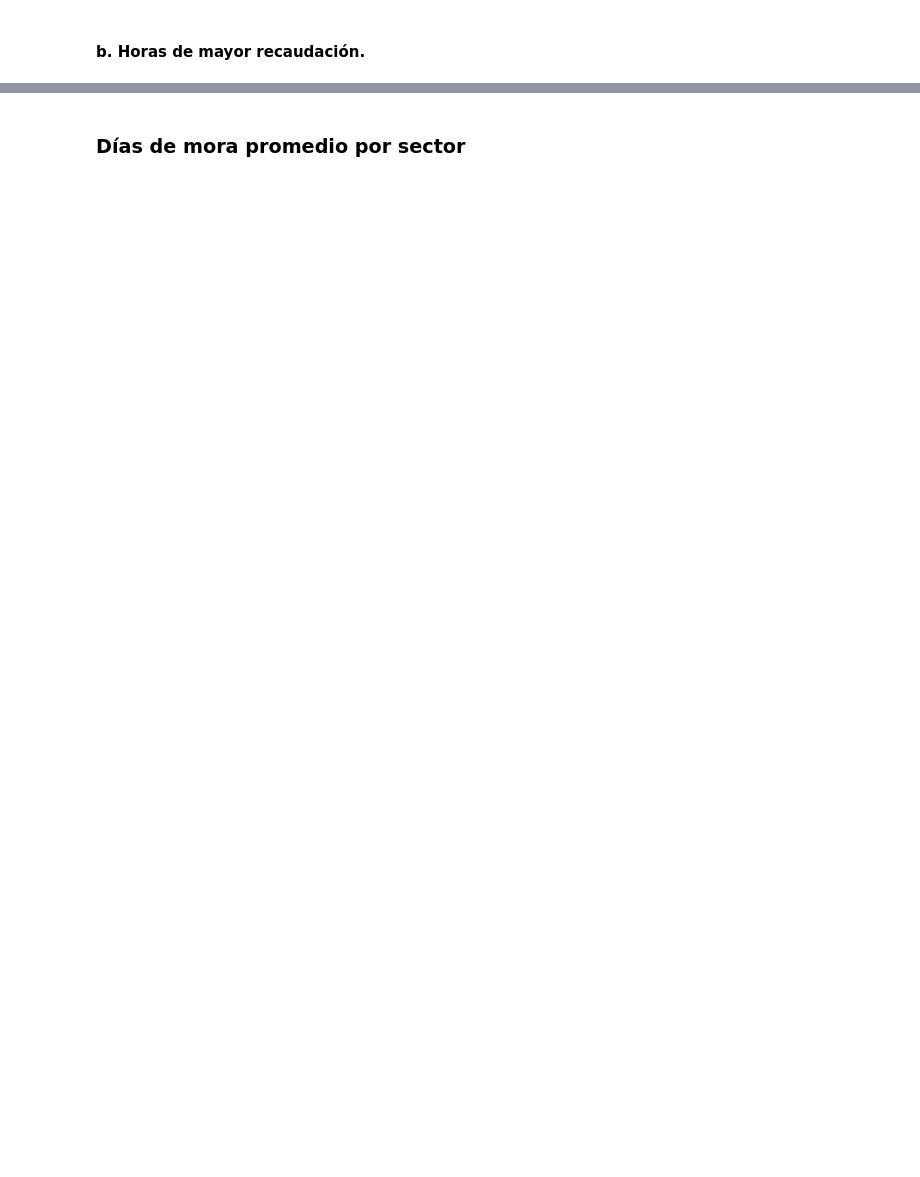
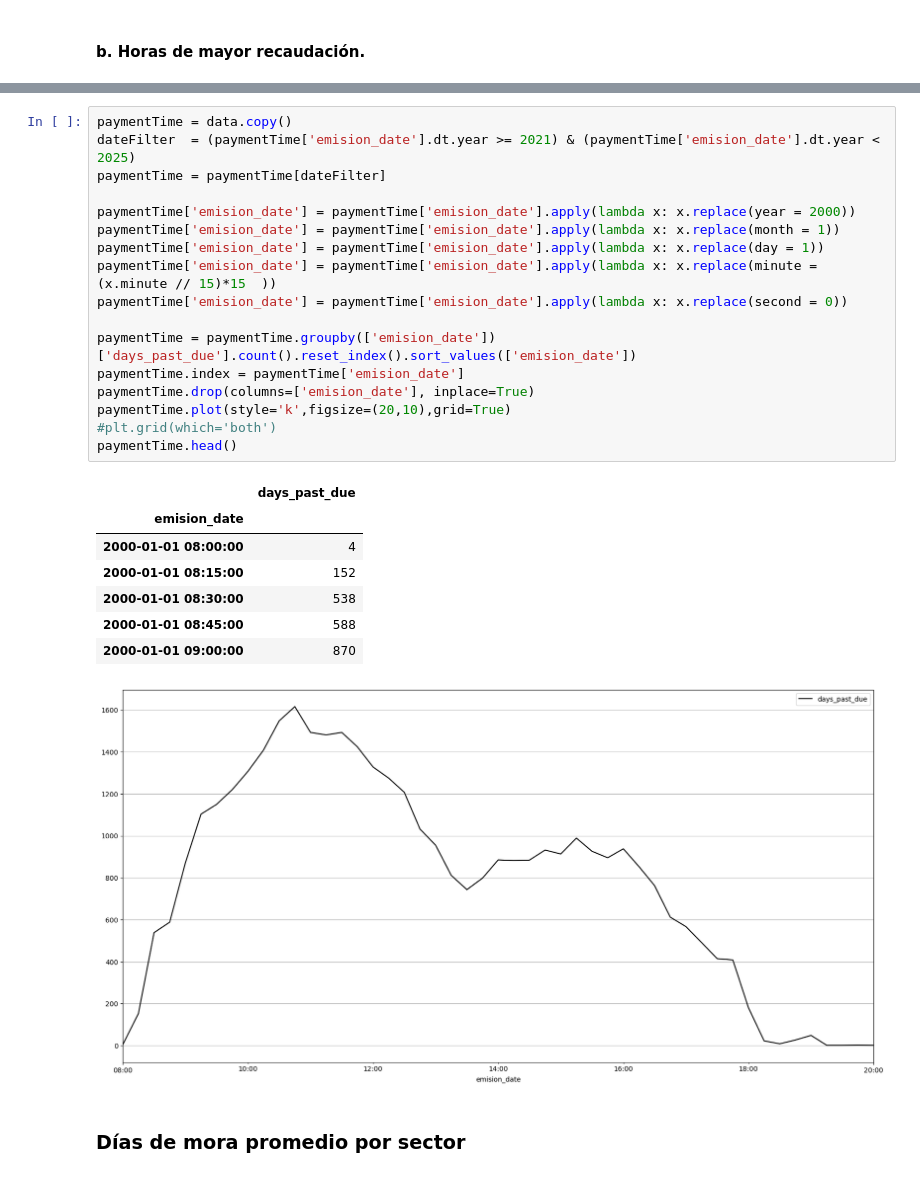
Before and after one commit to orlandoch/mora_ml, a Jupyter notebook: main.ipynb, the cells around one changed output, grey strips where cells are left out. Saved outputs shown, nothing was run; the diff lists cells and outputs as text; blank space fills up the shorter version.

```diff
--- a/main.ipynb
+++ b/main.ipynb
@@ -323,3 +326,29 @@ ax.grid();
+# %%
+paymentTime = data.copy()
+dateFilter  = (paymentTime['emision_date'].dt.year >= 2021) & (paymentTime['emision_date'].dt.year < 2025)
+paymentTime = paymentTime[dateFilter]
+
+paymentTime['emision_date'] = paymentTime['emision_date'].apply(lambda x: x.replace(year = 2000))
+paymentTime['emision_date'] = paymentTime['emision_date'].apply(lambda x: x.replace(month = 1))
+paymentTime['emision_date'] = paymentTime['emision_date'].apply(lambda x: x.replace(day = 1))
+paymentTime['emision_date'] = paymentTime['emision_date'].apply(lambda x: x.replace(minute = (x.minute // 15)*15  ))
+paymentTime['emision_date'] = paymentTime['emision_date'].apply(lambda x: x.replace(second = 0))
+
+paymentTime = paymentTime.groupby(['emision_date'])['days_past_due'].count().reset_index().sort_values(['emision_date'])
+paymentTime.index = paymentTime['emision_date']
+paymentTime.drop(columns=['emision_date'], inplace=True)
+paymentTime.plot(style='k',figsize=(20,10),grid=True)
+#plt.grid(which='both')
+paymentTime.head()
+# %% [output]
+|  | days_past_due |
+| emision_date |  |
+| 2000-01-01 08:00:00 | 4 |
+| 2000-01-01 08:15:00 | 152 |
+| 2000-01-01 08:30:00 | 538 |
+| 2000-01-01 08:45:00 | 588 |
+| 2000-01-01 09:00:00 | 870 |
+[figure, added]
 # %% [markdown]
 ### Días de mora promedio por sector
 # %%
```
Also changed, not shown: parts of 6 cells of this notebook.
